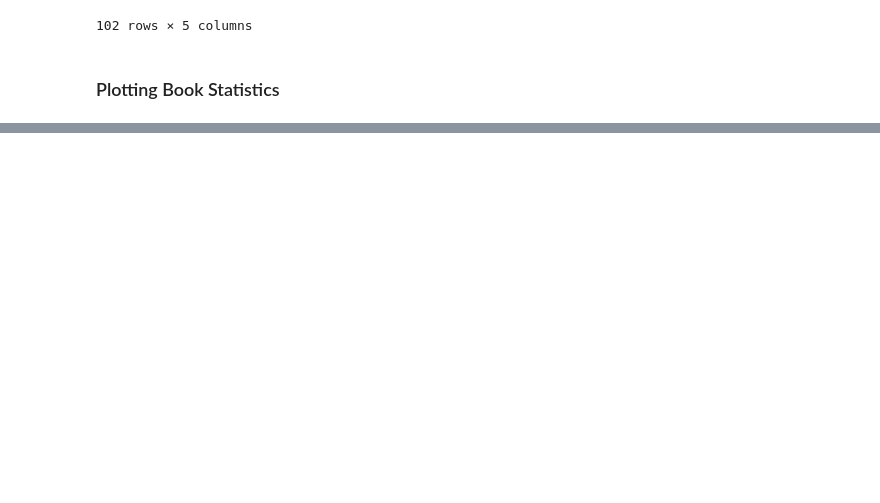
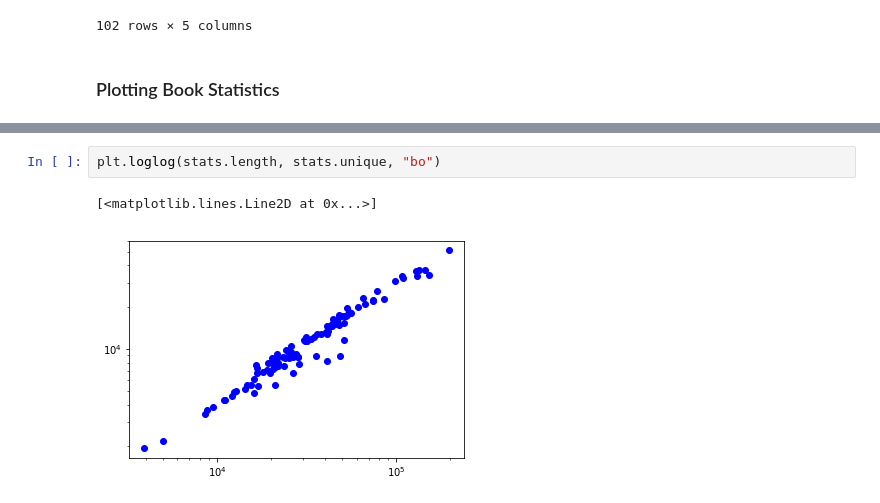
Before and after one commit to akell47/Python, a Jupyter notebook: Language/LanguageProcessing.ipynb, the cells around one changed output, grey strips where cells are left out. Cells and saved outputs as stored; diff of their text form; blank space fills up the shorter version.

```diff
--- a/Language/LanguageProcessing.ipynb
+++ b/Language/LanguageProcessing.ipynb
@@ -341,0 +310,5 @@ Name: unique, dtype: float64
+# %%
+plt.loglog(stats.length, stats.unique, "bo")
+# %% [output]
+[<matplotlib.lines.Line2D at 0x...>]
+[figure, added]
```
Also changed, not shown: parts of 12 cells of this notebook, 2 other files.
